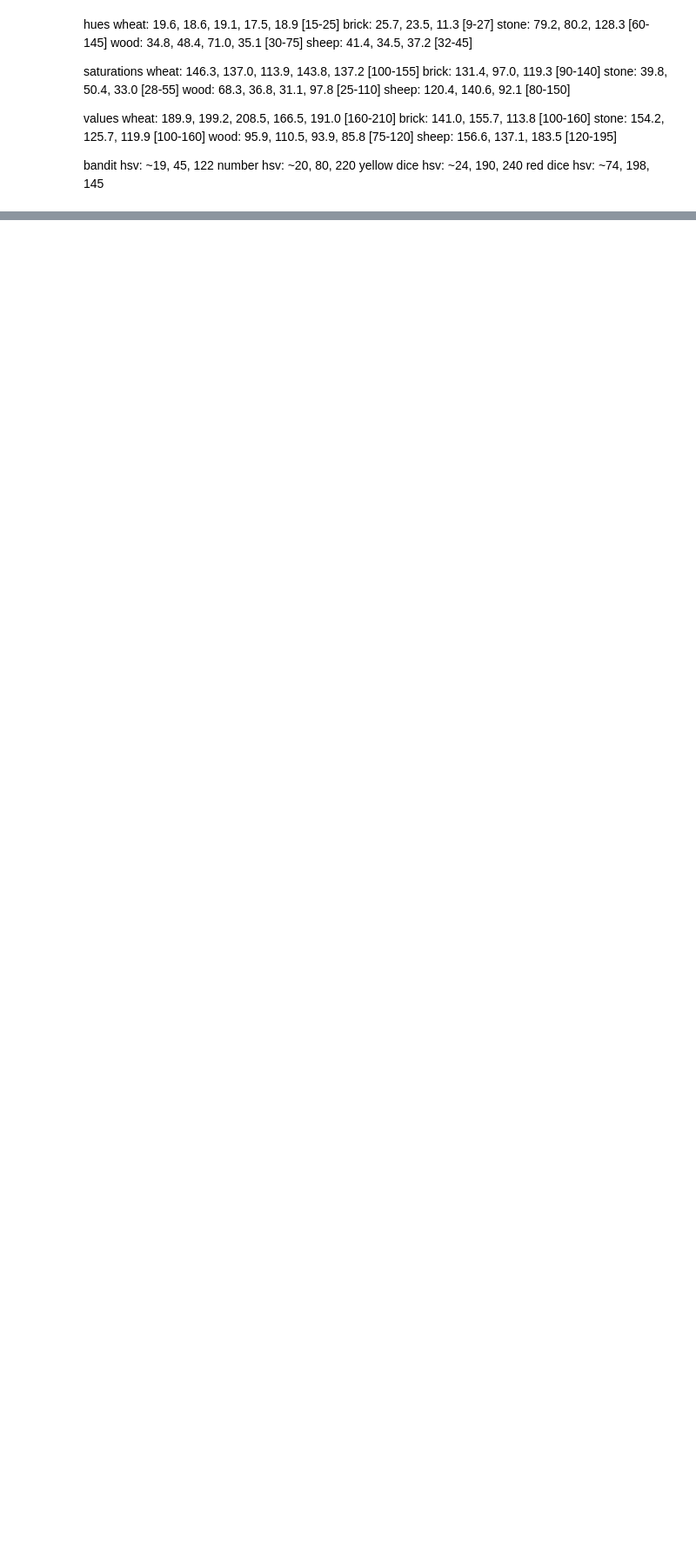
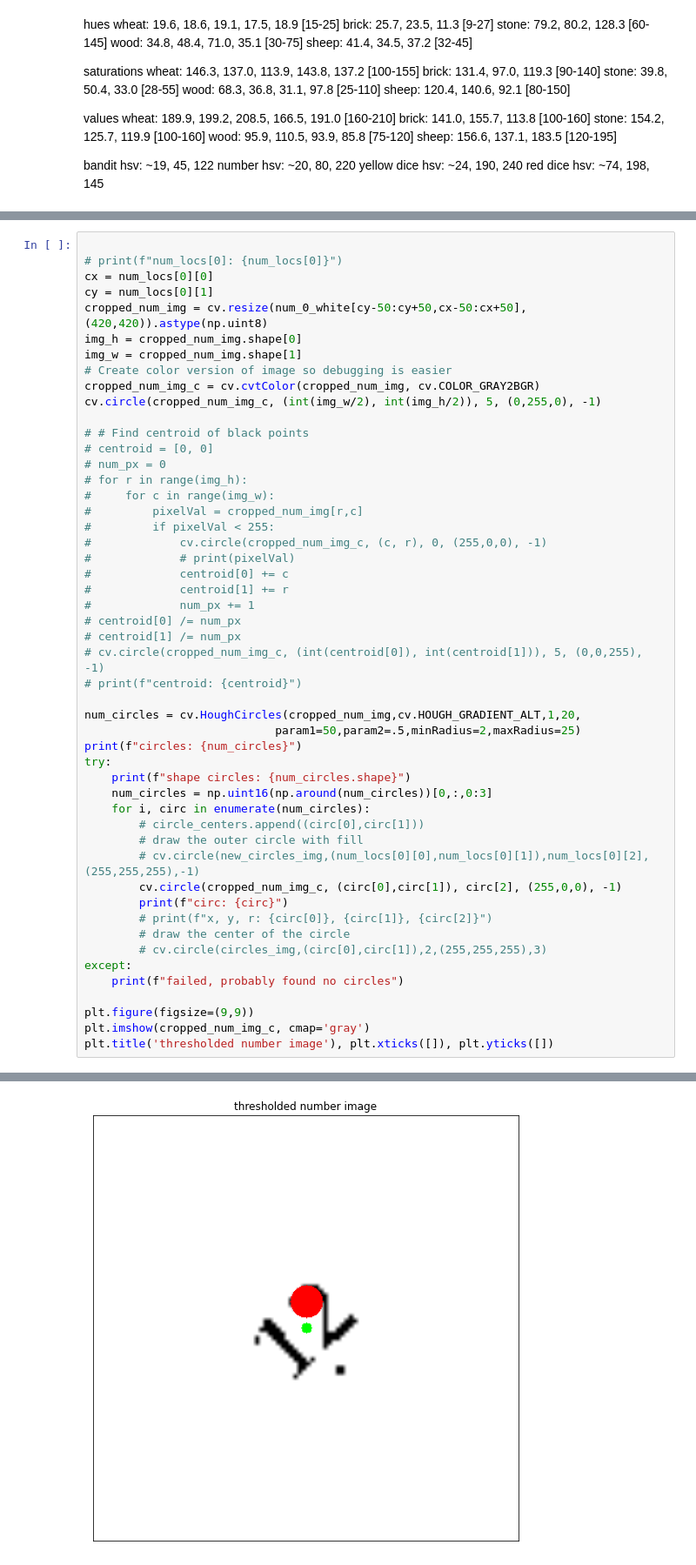
Before and after one commit to Paolo-Fermin/CatanAI, a Jupyter notebook: test2.ipynb, the cells around one changed output, grey strips where cells are left out. Shown at 87% size. Drawn from its saved outputs; the diff is of its cells as text; blank space fills up the shorter version.

```diff
--- a/test2.ipynb
+++ b/test2.ipynb
@@ -227,0 +278,51 @@ tile_hue = {'wheat':0, 'sheep':0, 'stone':0, 'wood':0, 'brick':0}
+# %%
+
+# print(f"num_locs[0]: {num_locs[0]}")
+cx = num_locs[0][0]
+cy = num_locs[0][1]
+cropped_num_img = cv.resize(num_0_white[cy-50:cy+50,cx-50:cx+50], (420,420)).astype(np.uint8)
+img_h = cropped_num_img.shape[0]
+img_w = cropped_num_img.shape[1]
+# Create color version of image so debugging is easier
+cropped_num_img_c = cv.cvtColor(cropped_num_img, cv.COLOR_GRAY2BGR)
+cv.circle(cropped_num_img_c, (int(img_w/2), int(img_h/2)), 5, (0,255,0), -1)
+
+# # Find centroid of black points
+# centroid = [0, 0]
+# num_px = 0
+# for r in range(img_h):
+#     for c in range(img_w):
+#         pixelVal = cropped_num_img[r,c]
+#         if pixelVal < 255:
+#             cv.circle(cropped_num_img_c, (c, r), 0, (255,0,0), -1)
+#             # print(pixelVal)
+#             centroid[0] += c
+#             centroid[1] += r
+#             num_px += 1
+# centroid[0] /= num_px
+# centroid[1] /= num_px
+# cv.circle(cropped_num_img_c, (int(centroid[0]), int(centroid[1])), 5, (0,0,255), -1)
+# print(f"centroid: {centroid}")
+
+num_circles = cv.HoughCircles(cropped_num_img,cv.HOUGH_GRADIENT_ALT,1,20,
+                            param1=50,param2=.5,minRadius=2,maxRadius=25)
+print(f"circles: {num_circles}")
+try:
+    print(f"shape circles: {num_circles.shape}")
+    num_circles = np.uint16(np.around(num_circles))[0,:,0:3]
+    for i, circ in enumerate(num_circles):
+        # circle_centers.append((circ[0],circ[1]))
+        # draw the outer circle with fill
+        # cv.circle(new_circles_img,(num_locs[0][0],num_locs[0][1]),num_locs[0][2],(255,255,255),-1)
+        cv.circle(cropped_num_img_c, (circ[0],circ[1]), circ[2], (255,0,0), -1)
+        print(f"circ: {circ}")
+        # print(f"x, y, r: {circ[0]}, {circ[1]}, {circ[2]}")
+        # draw the center of the circle
+        # cv.circle(circles_img,(circ[0],circ[1]),2,(255,255,255),3)
+except:
+    print(f"failed, probably found no circles")
+
+plt.figure(figsize=(9,9))
+plt.imshow(cropped_num_img_c, cmap='gray')
+plt.title('thresholded number image'), plt.xticks([]), plt.yticks([])
+# %% [output]
@@ -227,0 +333 @@ tile_hue = {'wheat':0, 'sheep':0, 'stone':0, 'wood':0, 'brick':0}
+[figure, added]
```
Also changed, not shown: parts of 9 cells of this notebook, 2 other files.
